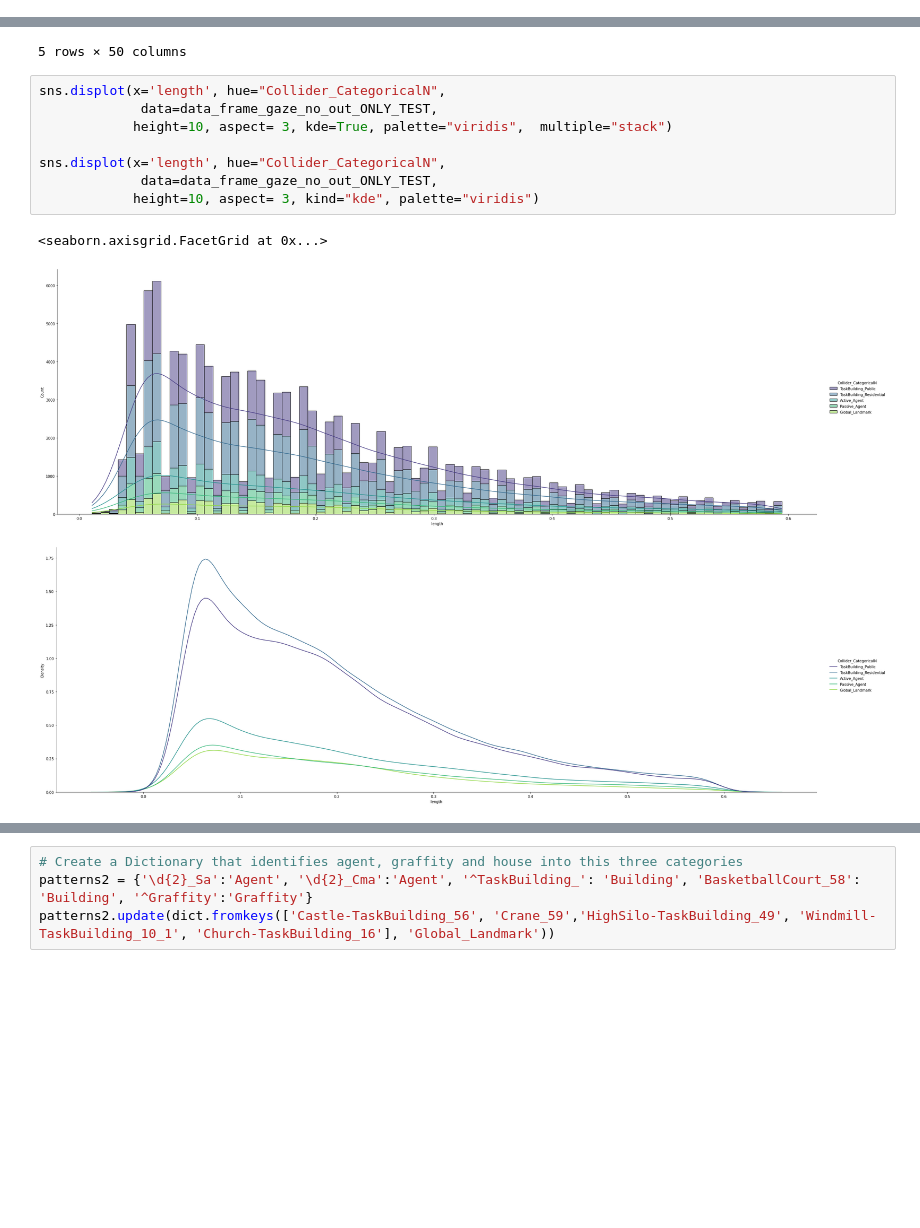
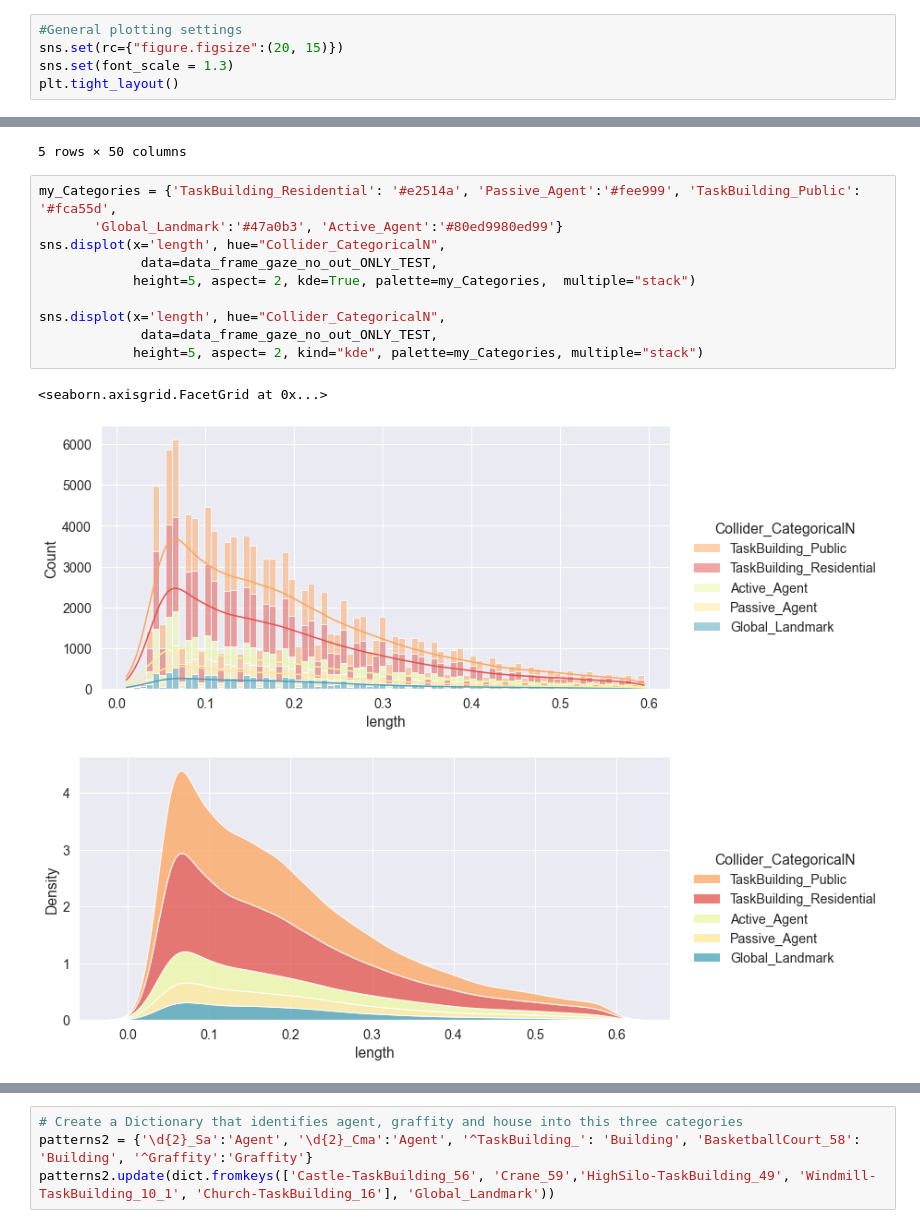
Before and after one commit to tracysanchez/DataAnalysis, a Jupyter notebook: Exp2/Colliderhits/06_Dwelling_Time.ipynb, the cells around one changed output, grey strips where cells are left out. Drawn from its saved outputs; the diff is of its cells as text; blank space fills up the shorter version.

Commit message:
Changes on plotting strategy for dwelling time and complete models on gaze and performance prediction

```diff
--- a/Exp2/Colliderhits/06_Dwelling_Time.ipynb
+++ b/Exp2/Colliderhits/06_Dwelling_Time.ipynb
@@ -79,3 +85,8 @@ ax = gaze_no_out.Collider_CategoricalN.value_counts(normalize=True).plot()
 ax.tick_params(axis='x', labelrotation = 90)
 # %% [output]
 [figure]
+# %%
+#General plotting settings
+sns.set(rc={"figure.figsize":(20, 15)})
+sns.set(font_scale = 1.3)
+plt.tight_layout()
@@ -138,15 +151,17 @@ data_frame_gaze_no_out_ONLY_TEST.head()
 | 267 | 267 | 267 | 267 | 1031 | 1 | 1 | 1.668436e+09 | ... |
 5 rows × 50 columns
 # %%
+my_Categories = {'TaskBuilding_Residential': '#e2514a', 'Passive_Agent':'#fee999', 'TaskBuilding_Public': '#fca55d',
+       'Global_Landmark':'#47a0b3', 'Active_Agent':'#80ed9980ed99'}
 sns.displot(x='length', hue="Collider_CategoricalN",
              data=data_frame_gaze_no_out_ONLY_TEST,
-            height=10, aspect= 3, kde=True, palette="viridis",  multiple="stack")
+            height=5, aspect= 2, kde=True, palette=my_Categories,  multiple="stack")
 
 sns.displot(x='length', hue="Collider_CategoricalN",
              data=data_frame_gaze_no_out_ONLY_TEST,
-            height=10, aspect= 3, kind="kde", palette="viridis")
+            height=5, aspect= 2, kind="kde", palette=my_Categories, multiple="stack")
 # %% [output]
 <seaborn.axisgrid.FacetGrid at 0x...>
-[figure, old version]
+[figure, new version]
-[figure, old version]
+[figure, new version]
 # %%
```
Also changed, not shown: parts of 22 cells of this notebook, 5 other files.
